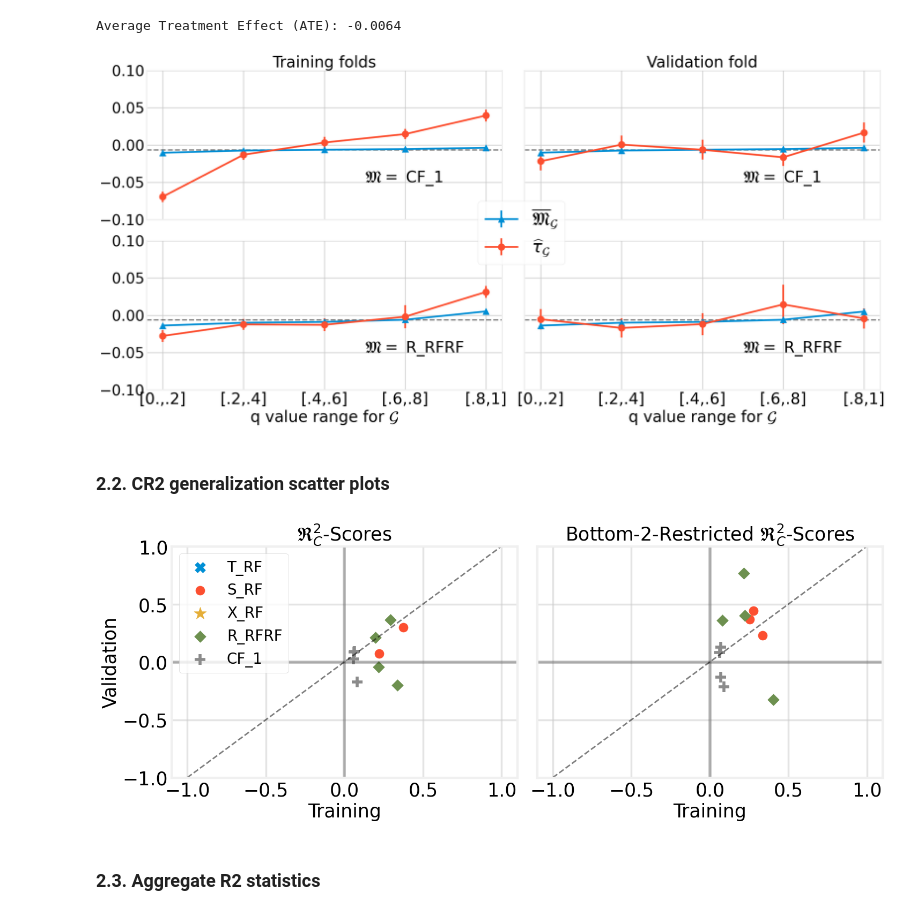
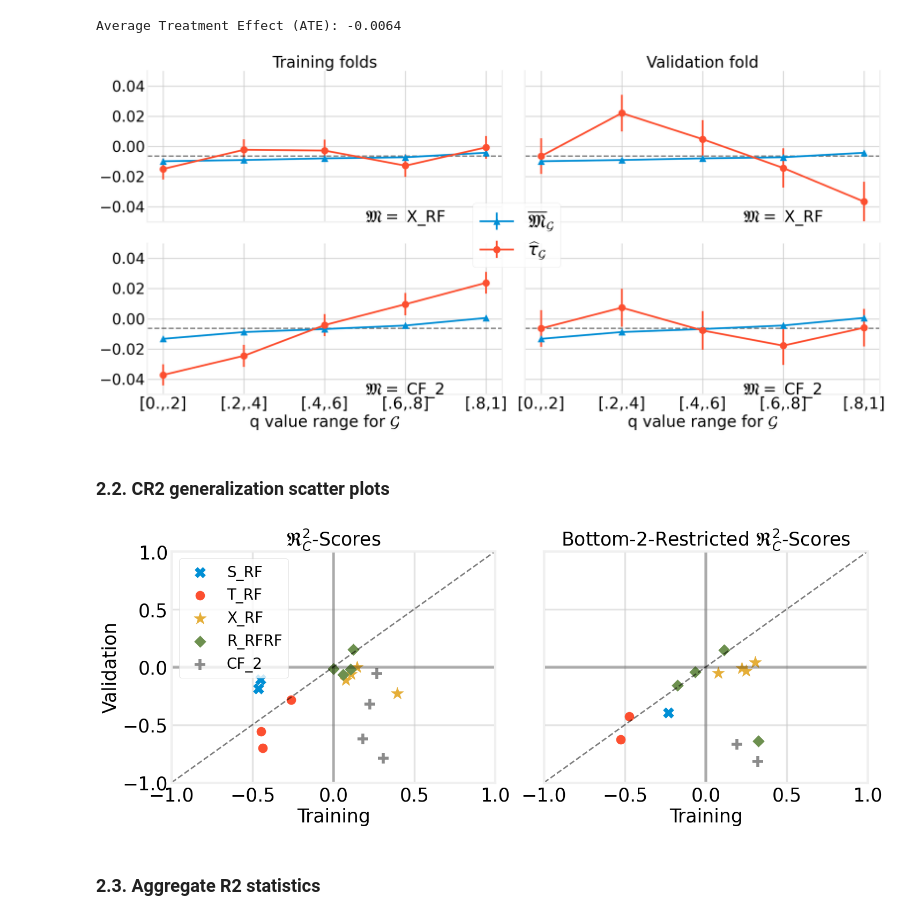
Before and after one commit to Zen0fficial/causal-targeting, a Jupyter notebook: 03a_GI_validate_CATE_estimators.ipynb, the cells around one changed output. Cells and saved outputs as stored; diff of their text form; code cells hidden in the pictures.

Commit message:
chore: update analysis notebooks (02, 03a, 04a, 05a) with latest runs and outputs

```diff
--- a/03a_GI_validate_CATE_estimators.ipynb
+++ b/03a_GI_validate_CATE_estimators.ipynb
@@ -123,12 +116,12 @@ else:
 import warnings
 warnings.filterwarnings("ignore")
 tuned_params = joblib.load(f"output/params/{outcome}/{outcome}_tuned_params.pkl")
-IMPUTED_CSV = Path("output/analysis/")
+MODEL_CSV = Path("output/analysis/")
 
 try:
     fitted_libraries = joblib.load(f"output/analysis/{outcome}/{outcome}_fitted_libraries.pkl")
 except:
-    fitted_libraries = fit_estimator_libraries(IMPUTED_CSV, features, outcome,
+    fitted_libraries = fit_estimator_libraries(MODEL_CSV, features, outcome,
                                             base_learners, tuned_params, n_splits,
                                             perturbed = True, num_cv_splits = 2)
     # Dump the fitted libraries
@@ -139,8 +132,8 @@ except:
 ### 2.1. Calibration plots for a fixed data split
 # %%
 # Settings
-selected_estimators = ["s_rf", "t_rf", "x_rf", "r_rfrf", "causal_forest_1"]
-new_labels = ["T_RF", "S_RF", "X_RF","R_RFRF", "CF_1"]
+selected_estimators = ["s_rf", "t_rf", "x_rf", "r_rfrf", "causal_forest_2"]
+new_labels = ["S_RF", "T_RF", "X_RF","R_RFRF", "CF_2"]
 new_labels_dict = dict(zip(selected_estimators, new_labels))
 
 fold_no = 0
@@ -161,7 +154,7 @@ except:
     joblib.dump(cal_plot_data, f"output/analysis/{outcome}/{outcome}_calplotdata.pkl")
 # %%
 from methods.causal_functions import get_Neyman_ATE
-df = pd.read_csv(os.path.join(IMPUTED_CSV, outcome, "trainval_data.csv"))
+df = pd.read_csv(os.path.join(MODEL_CSV, outcome, "trainval_data.csv"))
 ATE = get_Neyman_ATE(df[outcome], df['TREATED'])
 print(f"Average Treatment Effect (ATE): {ATE:.4f}")
 # %% [output]
@@ -177,7 +170,7 @@ mpl.rcParams['figure.titlesize'] = label_size
 xticks = ['[0.,.2]', '[.2,.4]', '[.4,.6]', '[.6,.8]', '[.8,1]']
 fig, axes = plt.subplots(2, 2, sharey = True, sharex=True, figsize = [25, 12])
 axes = axes.flatten()
-for j, estimator in enumerate(['causal_forest_1', 'r_rfrf']):
+for j, estimator in enumerate(['x_rf', 'causal_forest_2']):
     ax1, ax2 = axes[2*j], axes[2*j+1]
     for k, (lab, title, ax) in enumerate(zip(["train", "val"],
                                              ["Training folds", "Validation fold"],
@@ -202,39 +195,39 @@ for j, estimator in enumerate(['causal_forest_1', 'r_rfrf']):
                 fontsize=label_size)
         # Add line to indicate ATE
         ax.axhline(y = ATE, linestyle='--', color = 'k', linewidth = 3., alpha = 0.5)
-        ax.set_ylim([-0.1, 0.1])
+        ax.set_ylim([-0.05, 0.05])
         # X labels and legend
         if j == 1:
             ax.set_xticks(np.arange(0, n_bins))
 #             ax.set_xticklabels(cal_plot_data[k][estimator].index)
             ax.set_xticklabels(xticks)
             ax.set_xlabel(r"q value range for $\mathcal{G}$")
 #         if j == 0:
 #             if k == 0:
 #                 ax.legend(fontsize = 45)
 
         ax.grid(True, alpha = 0.7)
 #         ax.spines['right'].set_visible(False)
         ax.spines['top'].set_visible(False)
 #         ax.spines['bottom'].set_visible(False)
 # plt.suptitle("TC Events", y=1.01)
 plt.tight_layout()
 # Add legend
 leg = fig.legend((p1, p2), (r'$\overline{\mathfrak{M}}_{\mathcal {G}}$',
                             r'$\widehat{\tau}_{\mathcal{G}}$'),
                  loc='center right', bbox_to_anchor=(0.6, 0.52),
                  fontsize=38, frameon=True)
 
 if savfig:
     plt.savefig(SAVE_PATH + f"{outcome}_x_rf_s_rf_calibration_plot.pdf",
                 bbox_inches='tight')
 # leg.remove()
 # if savfig:
 #     plt.savefig(SAVE_PATH + f"{outcome_name}_x_rf_s_rf_calibration_plot_no_leg.pdf"
 #                 , bbox_inches='tight')
 # plt.show()
 # %% [output]
-[figure, old version]
+[figure, new version]
 # %% [markdown]
 ### 2.2. CR2 generalization scatter plots
 # %%
@@ -296,6 +289,7 @@ ax2.set_title(r"Bottom-2-Restricted $\mathfrak{R}_C^2$-Scores")
 ax2.grid(True, alpha = 0.5)
 
 plt.ylim([-1, 1])
+plt.xlim([-1, 1])
 plt.tight_layout()
 
 savfig = False
@@ -303,7 +297,7 @@ if savfig:
     plt.savefig(SAVE_PATH + f"{outcome}_r2.pdf")
 plt.show()
 # %% [output]
-[figure, old version]
+[figure, new version]
 # %% [markdown]
 ### 2.3. Aggregate R2 statistics
 # %%
```
Also changed, not shown: parts of 35 cells of this notebook, 3 other files.
